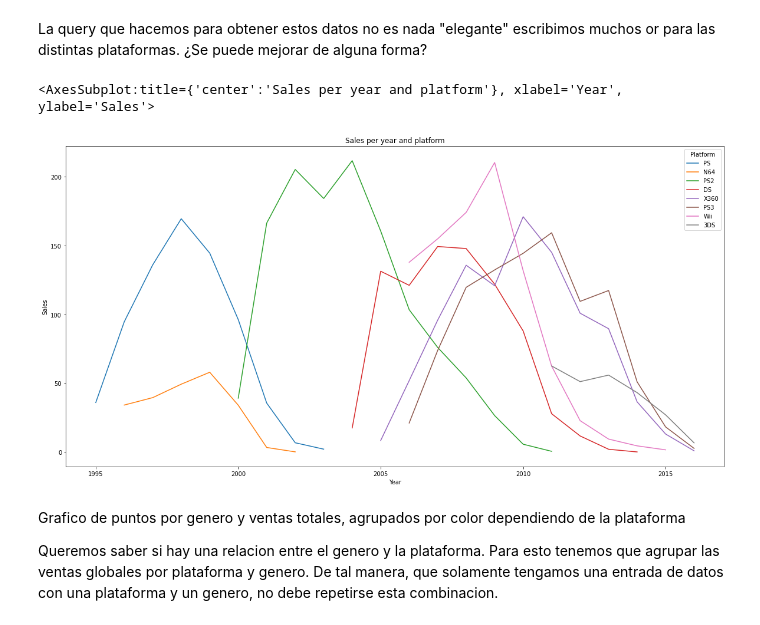
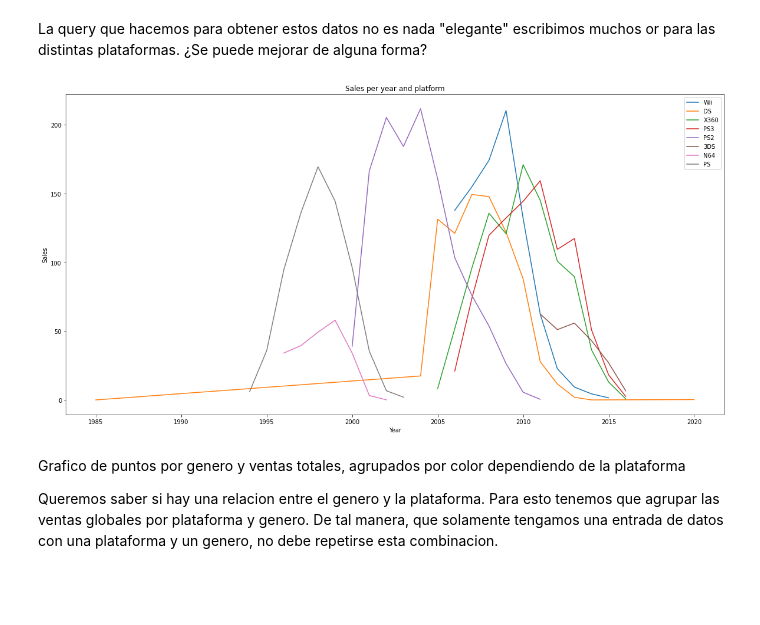
Before and after one commit to CrisKrus/kaggle, a Jupyter notebook: 02-video-game-sales/videogames-sales.ipynb, the cells around one changed output. Cells and saved outputs as stored; diff of their text form; code cells hidden in the pictures; blank space fills up the shorter version.

```diff
--- a/02-video-game-sales/videogames-sales.ipynb
+++ b/02-video-game-sales/videogames-sales.ipynb
@@ -8,13 +8,7 @@ import pandas as pd # data processing, CSV file I/O (e.g. pd.read_csv)
 import seaborn as sns
 import matplotlib.pyplot as plt
 
-import os
-
-for dirname, _, filenames in os.walk('/kaggle/input'):
-    for filename in filenames:
-        filepath = os.path.join(dirname, filename)
-
-
+filepath = 'input/vgsales.csv'
 df = pd.read_csv(filepath, index_col='Rank')
 df.shape
 # %% [output]
@@ -43,9 +145,8 @@ Wii, NES, GB, DS, X360, PS3, PS2, SNES, GBA, 3DS, PS4, N64, PS, XB, PC, 2600, PS
 ## Cuantos juegos vendió Wii por año
 # %%
 wii_games = df[df['Platform'] == 'Wii']
-sales_per_year = wii_games.groupby('Year').Global_Sales.sum().to_frame()
-
-sns.lineplot(x=sales_per_year.index, y='Global_Sales', data=sales_per_year)
+sales_per_year = total_sales_per_year(wii_games)
+sns.lineplot(x=sales_per_year['Year'], y=sales_per_year['Global_total_sales'])
 plt.title('Total Wii sales')
 # %% [output]
 Text(0.5, 1.0, 'Total Wii sales')
@@ -53,12 +154,13 @@ Text(0.5, 1.0, 'Total Wii sales')
 # %% [markdown]
 ## Comparativa de ventas de juegos por año
 # %%
-sales_per_year_and_platform = df.groupby(['Year', 'Platform']).Global_Sales.sum().to_frame().reset_index()
-
 plt.figure(figsize=(20,10))
 plt.title('Sales per year and platform')
 plt.xlabel('Year')
 plt.ylabel('Sales')
 
-sns.lineplot(data=sales_per_year_and_platform, x='Year', y='Global_Sales', hue='Platform')
+for platform in df['Platform'].unique():
+    platform_games = df[df['Platform'] == platform]
+    sales_per_year = total_sales_per_year(platform_games)
+    sns.lineplot(x=sales_per_year['Year'], y=sales_per_year['Global_total_sales'], label=platform)
 # %% [output]
@@ -99,7 +188,16 @@ Como podemos ver en el gráfico anterior el groso de ventas de videojuegos ha si
 
 Por esta razón vamos a hacer un nuevo mapa de calor solamente con estos datos.
 # %%
-reduced_sales_per_year_and_platform = sales_per_year_and_platform.query('Year>1994 and Year<2018 and (Platform == "Wii" or Platform == "DS" or Platform == "X360" or Platform == "PS3" or Platform == "PS2" or Platform == "PS" or Platform == "N64" or Platform == "3DS")')
-heatmap_data = reduced_sales_per_year_and_platform.pivot(columns='Year', index='Platform', values='Global_Sales').fillna(0)
-heatmap_data.head()
+plt.figure(figsize=(30,10))
+plt.title('Sales per year and platform')
+plt.xlabel('Year')
+plt.ylabel('Sales')
+
+# platforms_to_show = ['Wii', 'DS', 'X360', 'PS3', 'PS2', 'PS', 'N64', '3DS']
+# years_to_show = range(1995, 2017)
+
+data = df.query('Year>1994 and Year<2018 and (Platform == "Wii" or Platform == "DS" or Platform == "X360" or Platform == "PS3" or Platform == "PS2" or Platform == "PS" or Platform == "N64" or Platform == "3DS")')
+
+heatmap_data = create_data_frame_with_sales_per_year_and_platforms(data)
+ax = sns.heatmap(heatmap_data, annot=True)
 # %% [output]
@@ -129,13 +207,15 @@ La query que hacemos para obtener estos datos no es nada "elegante" escribimos m
 # %%
 plt.figure(figsize=(20,10))
 plt.title('Sales per year and platform')
 plt.xlabel('Year')
 plt.ylabel('Sales')
 
-sns.lineplot(data=reduced_sales_per_year_and_platform, x='Year', y='Global_Sales', hue='Platform')
+for platform in data['Platform'].unique():
+    platform_games = df[df['Platform'] == platform]
+    sales_per_year = total_sales_per_year(platform_games)
+    sns.lineplot(x=sales_per_year['Year'], y=sales_per_year['Global_total_sales'], label=platform)
 # %% [output]
-<AxesSubplot:title={'center':'Sales per year and platform'}, xlabel='Year', ylabel='Sales'>
-[figure, old version]
+[figure, new version]
 # %% [markdown]
 Grafico de puntos por genero y ventas totales, agrupados por color dependiendo de la plataforma
 
```
Also changed, not shown: parts of 26 cells of this notebook.
